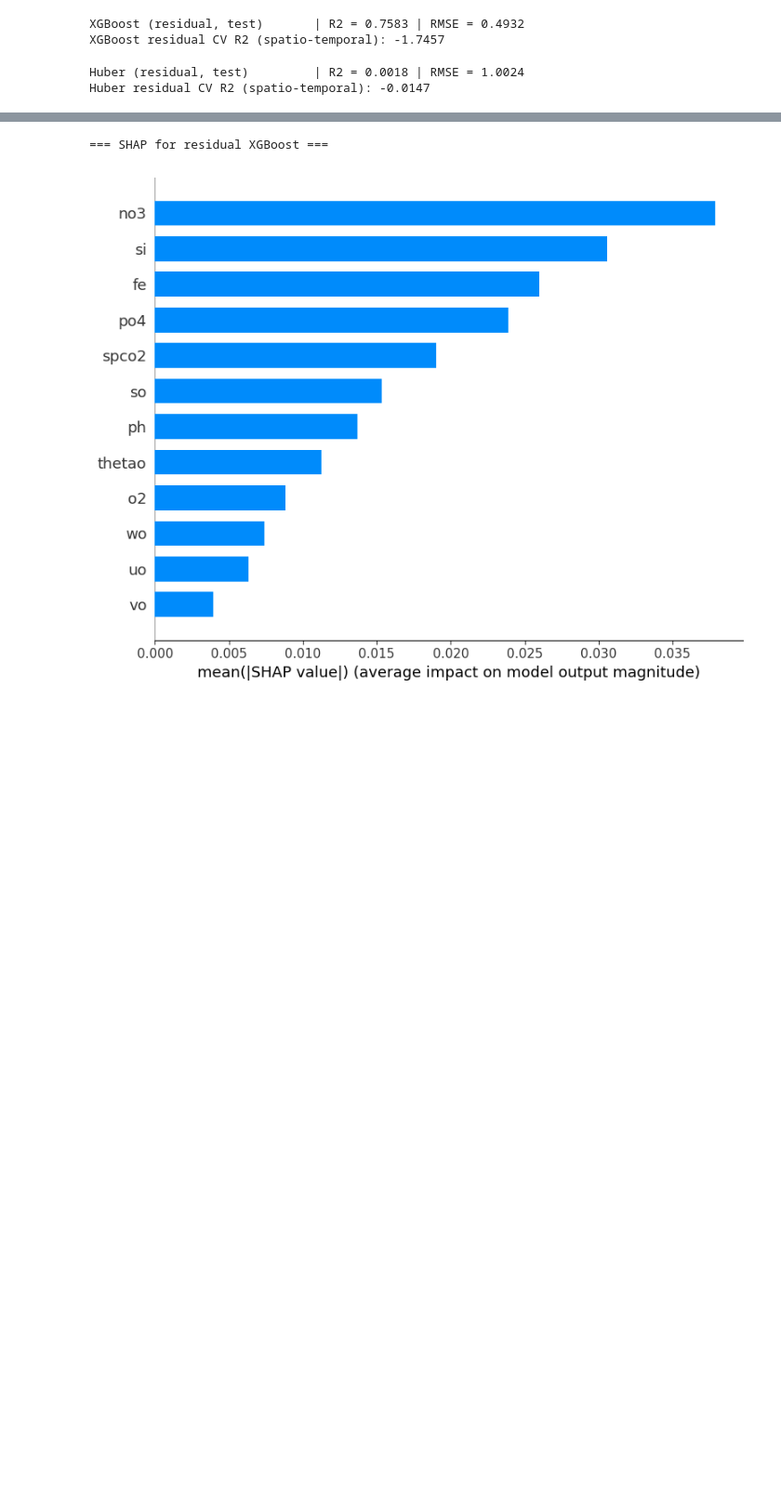
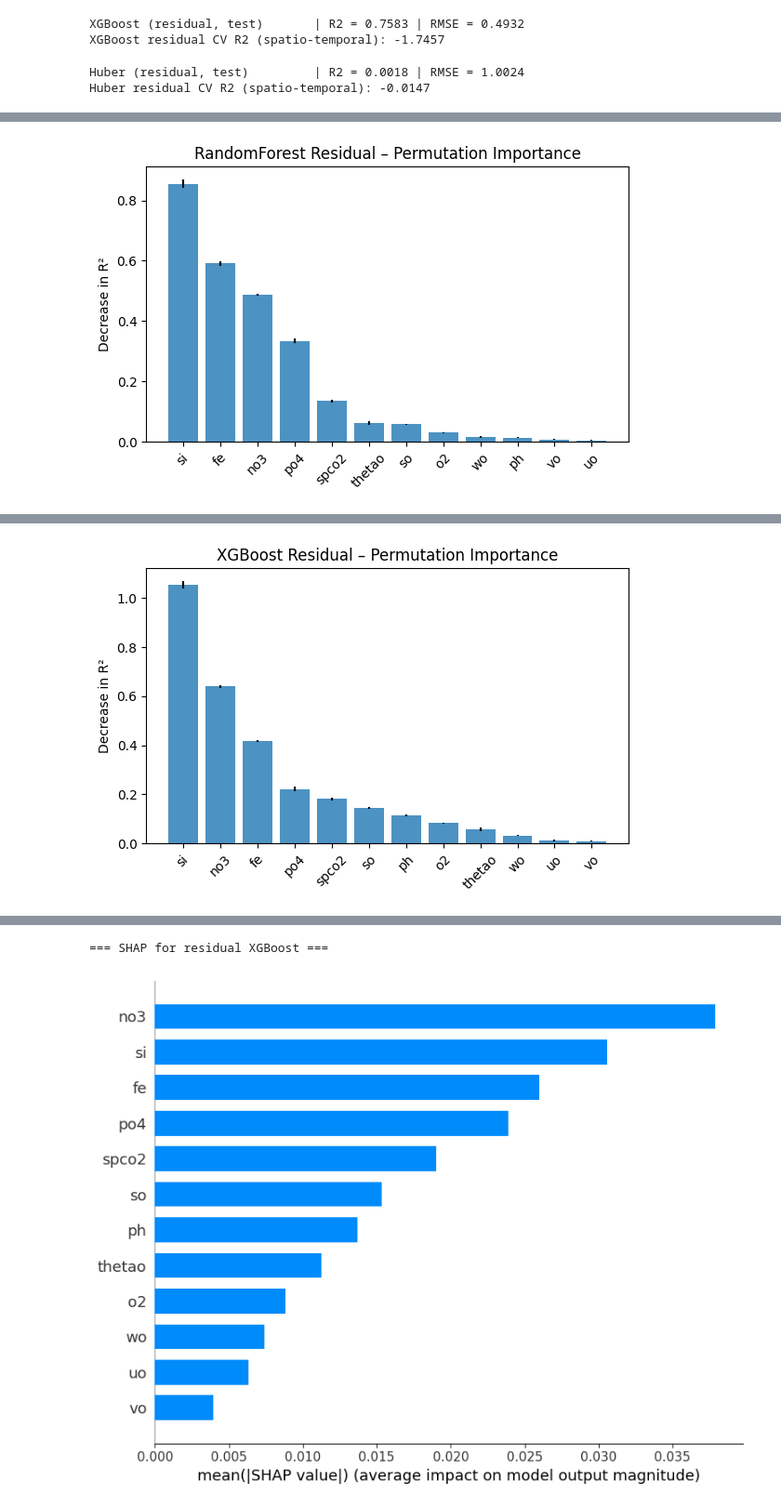
Before and after one commit to arupmahatha/ug_thesis, a Jupyter notebook: models/residuals.ipynb, the cells around one changed output, grey strips where cells are left out. Shown: that part at 93% size. Cells and saved outputs as stored; diff of their text form; code cells hidden in the pictures; blank space fills up the shorter version.

```diff
--- a/models/residuals.ipynb
+++ b/models/residuals.ipynb
@@ -606,0 +720,67 @@ XGBoost residual Permutation Importance (mean decrease in R2):
+# %%
+# ======================================================
+# 10) Permutation Importance (Residual Models)
+# ======================================================
+print("\n=== Permutation Importance on Residual Models (test set) ===\n")
+
+def plot_perm_importance(result, feature_names, title):
+    means = result.importances_mean
+    stds = result.importances_std
+    idx = np.argsort(means)[::-1]
+
+    plt.figure(figsize=(6, 4))
+    plt.bar(range(len(feature_names)), means[idx], yerr=stds[idx], alpha=0.8)
+    plt.xticks(range(len(feature_names)), [feature_names[i] for i in idx], rotation=45)
+    plt.ylabel("Decrease in R²")
+    plt.title(title)
+    plt.tight_layout()
+    plt.show()
+
+# -------------------- Random Forest Residual --------------------
+rf_res_pi = permutation_importance(
+    rf_res,
+    X_test_res,
+    res_test,
+    n_repeats=10,
+    random_state=RANDOM_STATE,
+    n_jobs=-1
+)
+
+print("RandomForest Residual Permutation Importance:")
+for i in np.argsort(rf_res_pi.importances_mean)[::-1]:
+    print(f"{RESIDUAL_FEATURES[i]:>6s}: {rf_res_pi.importances_mean[i]:.4f} ± {rf_res_pi.importances_std[i]:.4f}")
+
+plot_perm_importance(rf_res_pi, RESIDUAL_FEATURES, "RandomForest Residual – Permutation Importance")
+
+# -------------------- XGBoost Residual --------------------
+xgb_res_pi = permutation_importance(
+    xgb_res,
+    X_test_res,
+    res_test,
+    n_repeats=10,
+    random_state=RANDOM_STATE,
+    n_jobs=-1
+)
+
+print("\nXGBoost Residual Permutation Importance:")
+for i in np.argsort(xgb_res_pi.importances_mean)[::-1]:
+    print(f"{RESIDUAL_FEATURES[i]:>6s}: {xgb_res_pi.importances_mean[i]:.4f} ± {xgb_res_pi.importances_std[i]:.4f}")
+
+plot_perm_importance(xgb_res_pi, RESIDUAL_FEATURES, "XGBoost Residual – Permutation Importance")
+
+# -------------------- GAM Residual --------------------
+gam_res_pi = permutation_importance(
+    gam_res,
+    X_test_res,
+    res_test,
+    n_repeats=10,
+    random_state=RANDOM_STATE,
+    n_jobs=-1
+)
+
+print("\nGAM Residual Permutation Importance:")
+for i in np.argsort(gam_res_pi.importances_mean)[::-1]:
+    print(f"{RESIDUAL_FEATURES[i]:>6s}: {gam_res_pi.importances_mean[i]:.4f} ± {gam_res_pi.importances_std[i]:.4f}")
+
+plot_perm_importance(gam_res_pi, RESIDUAL_FEATURES, "GAM Residual – Permutation Importance")
+# %% [output]
@@ -606,0 +802 @@ XGBoost residual Permutation Importance (mean decrease in R2):
+[figure, added]
@@ -606,0 +816 @@ XGBoost residual Permutation Importance (mean decrease in R2):
+[figure, added]
```
Also changed, not shown: parts of 20 cells of this notebook, 8 other files.
